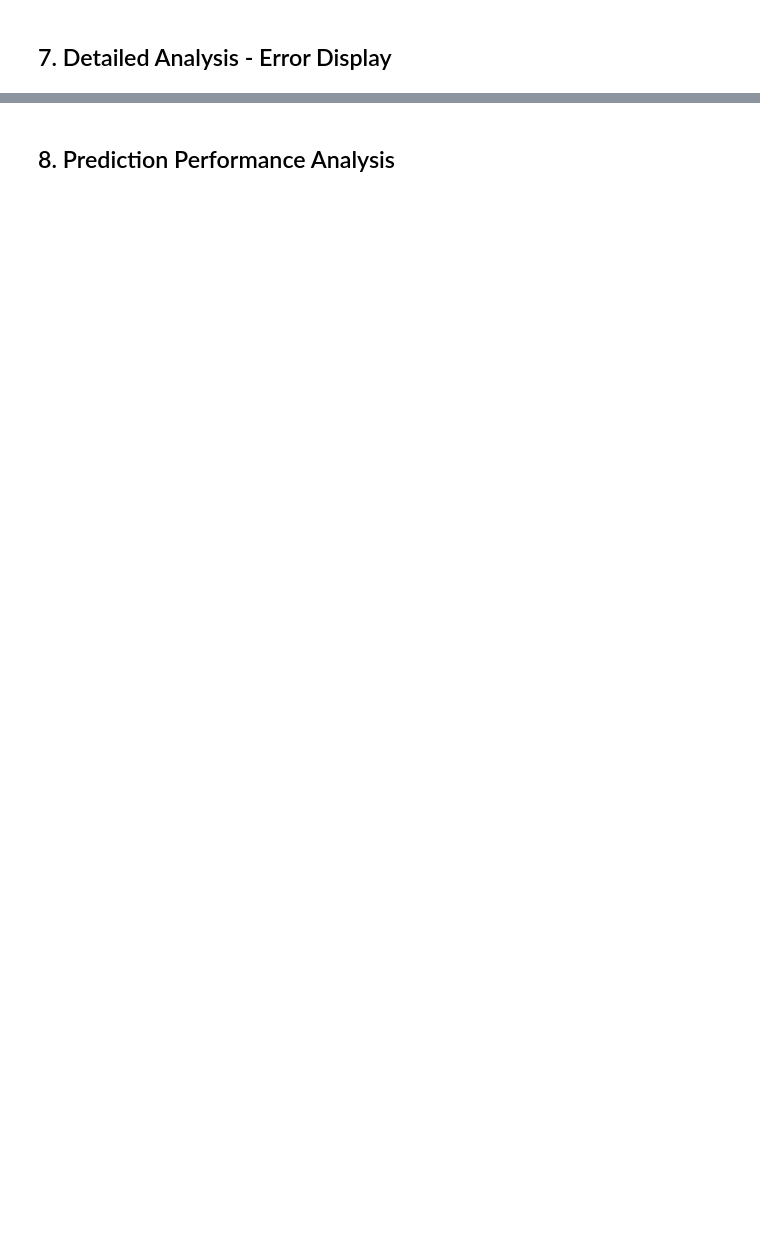
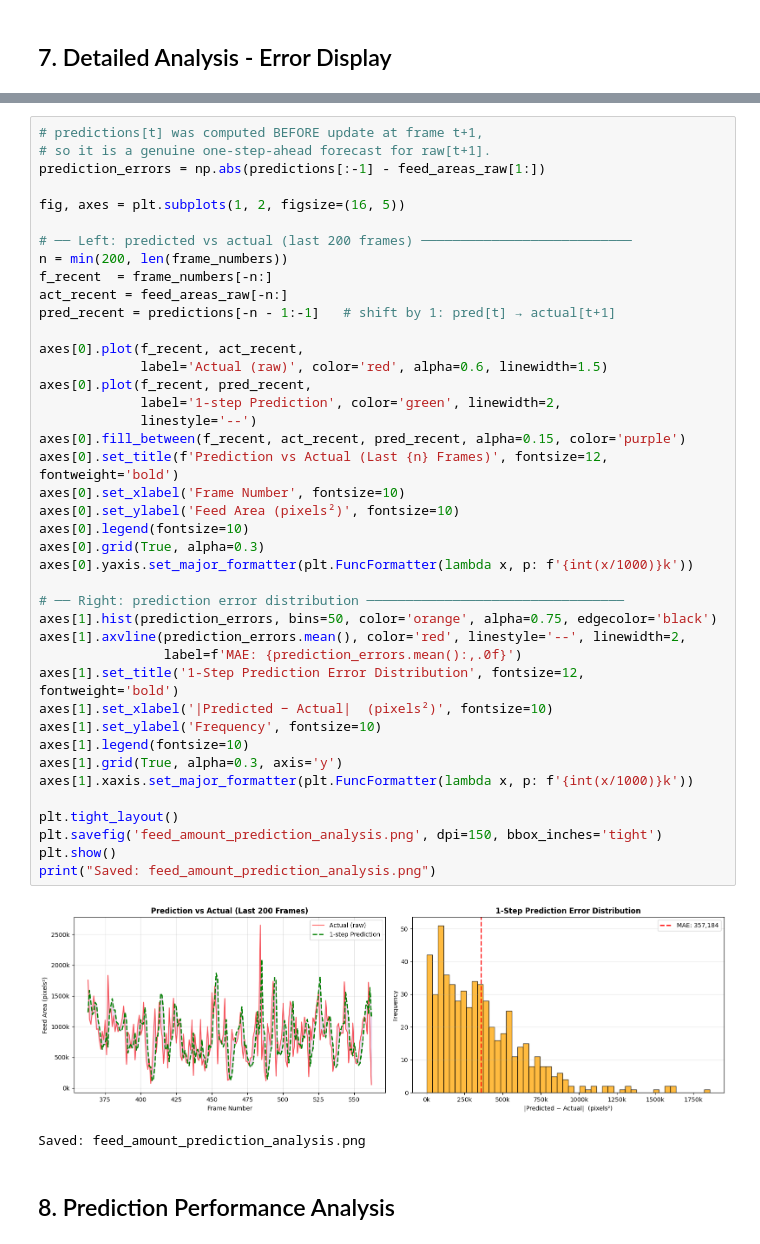
Before and after one commit to CliffyangZ/Optimal-Control-For-Aquaculture, a Jupyter notebook: analyze_feed_amount.ipynb, the cells around one changed output, grey strips where cells are left out. Drawn from its saved outputs; the diff is of its cells as text; blank space fills up the shorter version.

```diff
--- a/analyze_feed_amount.ipynb
+++ b/analyze_feed_amount.ipynb
@@ -359,2 +470,46 @@ Detailed analysis chart saved as 'feed_amount_detailed_analysis.png'
+# %%
+# predictions[t] was computed BEFORE update at frame t+1,
+# so it is a genuine one-step-ahead forecast for raw[t+1].
+prediction_errors = np.abs(predictions[:-1] - feed_areas_raw[1:])
+
+fig, axes = plt.subplots(1, 2, figsize=(16, 5))
+
+# ── Left: predicted vs actual (last 200 frames) ───────────────────────────
+n = min(200, len(frame_numbers))
+f_recent  = frame_numbers[-n:]
+act_recent = feed_areas_raw[-n:]
+pred_recent = predictions[-n - 1:-1]   # shift by 1: pred[t] → actual[t+1]
+
+axes[0].plot(f_recent, act_recent,
+             label='Actual (raw)', color='red', alpha=0.6, linewidth=1.5)
+axes[0].plot(f_recent, pred_recent,
+             label='1-step Prediction', color='green', linewidth=2,
+             linestyle='--')
+axes[0].fill_between(f_recent, act_recent, pred_recent, alpha=0.15, color='purple')
+axes[0].set_title(f'Prediction vs Actual (Last {n} Frames)', fontsize=12, fontweight='bold')
+axes[0].set_xlabel('Frame Number', fontsize=10)
+axes[0].set_ylabel('Feed Area (pixels²)', fontsize=10)
+axes[0].legend(fontsize=10)
+axes[0].grid(True, alpha=0.3)
+axes[0].yaxis.set_major_formatter(plt.FuncFormatter(lambda x, p: f'{int(x/1000)}k'))
+
+# ── Right: prediction error distribution ─────────────────────────────────
+axes[1].hist(prediction_errors, bins=50, color='orange', alpha=0.75, edgecolor='black')
+axes[1].axvline(prediction_errors.mean(), color='red', linestyle='--', linewidth=2,
+                label=f'MAE: {prediction_errors.mean():,.0f}')
+axes[1].set_title('1-Step Prediction Error Distribution', fontsize=12, fontweight='bold')
+axes[1].set_xlabel('|Predicted − Actual|  (pixels²)', fontsize=10)
+axes[1].set_ylabel('Frequency', fontsize=10)
+axes[1].legend(fontsize=10)
+axes[1].grid(True, alpha=0.3, axis='y')
+axes[1].xaxis.set_major_formatter(plt.FuncFormatter(lambda x, p: f'{int(x/1000)}k'))
+
+plt.tight_layout()
+plt.savefig('feed_amount_prediction_analysis.png', dpi=150, bbox_inches='tight')
+plt.show()
+print("Saved: feed_amount_prediction_analysis.png")
+# %% [output]
+[figure, added]
+Saved: feed_amount_prediction_analysis.png
 # %% [markdown]
 ## 8. Prediction Performance Analysis
```
Also changed, not shown: parts of 25 cells of this notebook, 44 other files.
